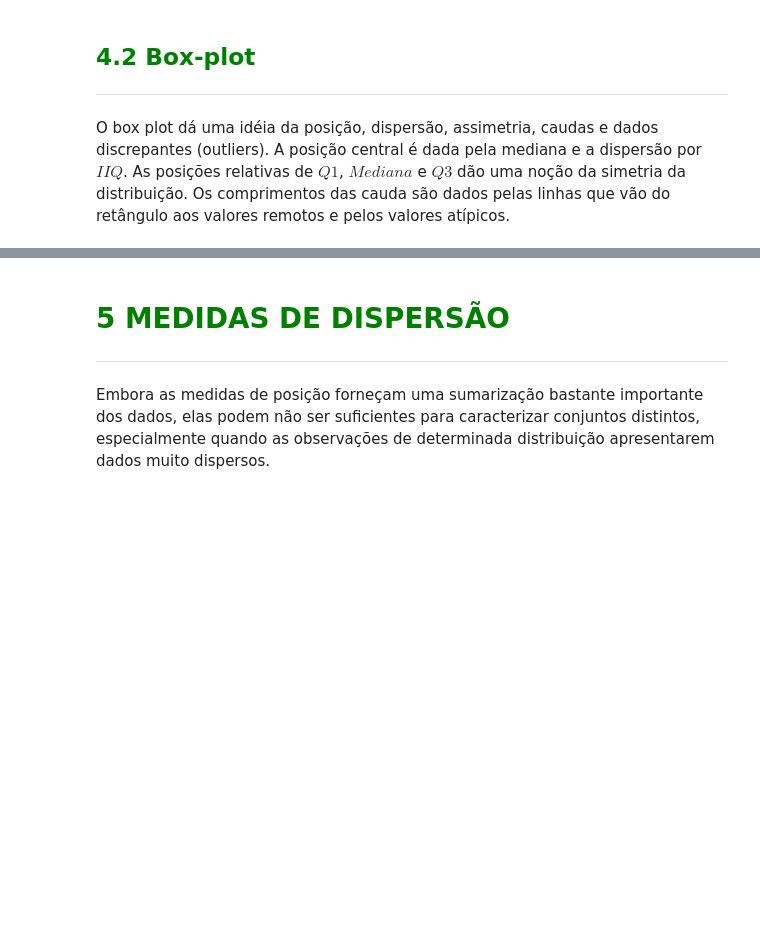
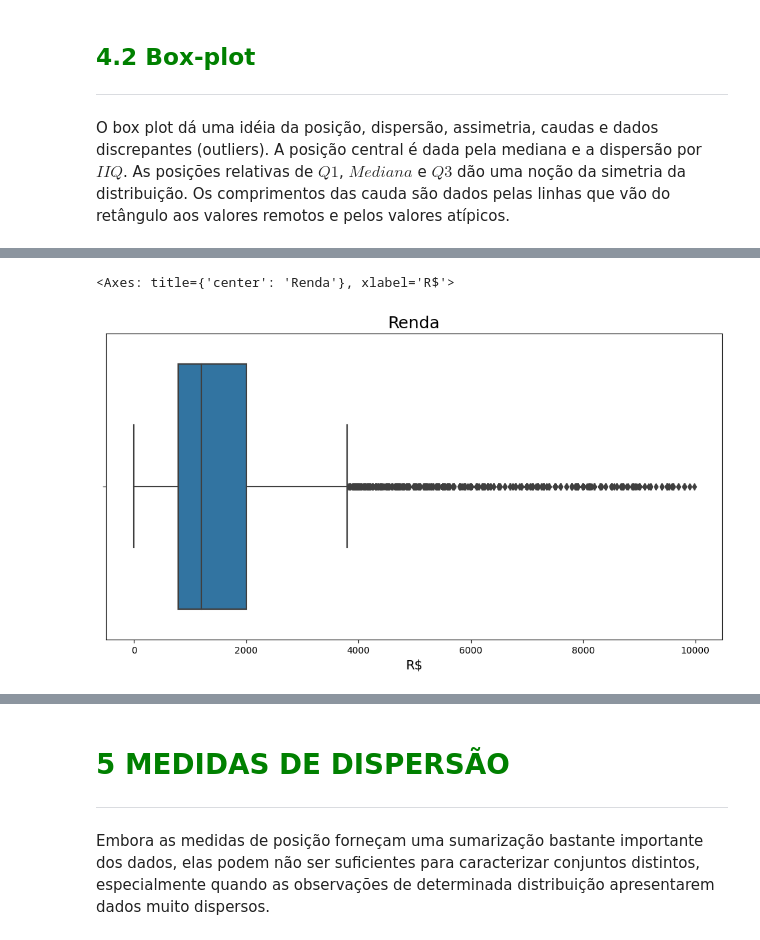
Before and after one commit to LuTDC/estatistica_python_alura, a Jupyter notebook: Projeto_1/Curso_de_Estatística_Parte_1.ipynb, the cells around one changed output, grey strips where cells are left out. Saved outputs shown, nothing was run; the diff lists cells and outputs as text; code cells hidden in the pictures; blank space fills up the shorter version.

```diff
--- a/Projeto_1/Curso_de_Estatística_Parte_1.ipynb
+++ b/Projeto_1/Curso_de_Estatística_Parte_1.ipynb
@@ -978,0 +1075,9 @@ O box plot dá uma idéia da posição, dispersão, assimetria, caudas e dados d
+# %%
+ax = sns.boxplot(x='Renda', data=df_pnad.query('Renda < 10000'), orient='h')
+ax.figure.set_size_inches(12, 6)
+ax.set_title('Renda', fontsize=18)
+ax.set_xlabel('R$', fontsize=14)
+ax
+# %% [output]
+<Axes: title={'center': 'Renda'}, xlabel='R$'>
+[figure, added]
```
Also changed, not shown: parts of 11 cells of this notebook.
